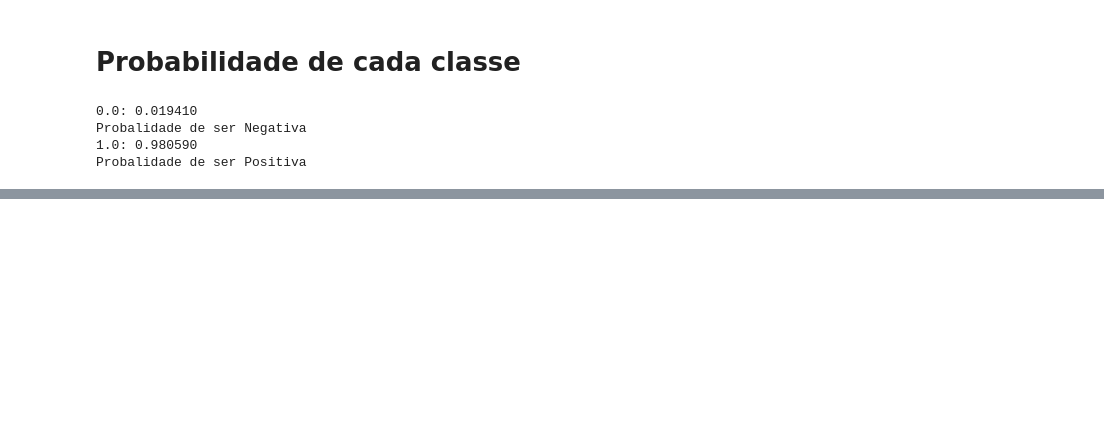
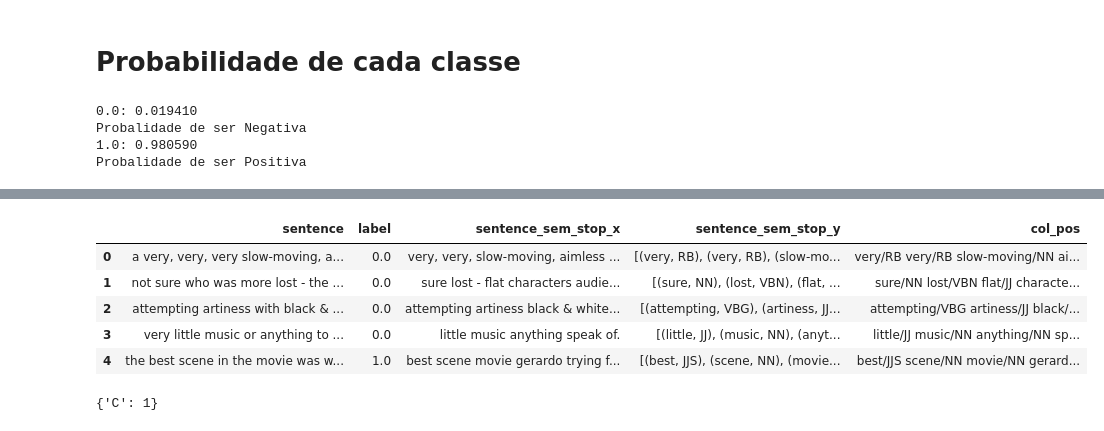
Before and after one commit to hermino/mini_curso_nlp, a Jupyter notebook: minicurso-nlp.ipynb, the cells around one changed output, grey strips where cells are left out. Saved outputs shown, nothing was run; the diff lists cells and outputs as text; code cells hidden in the pictures; blank space fills up the shorter version.

```diff
--- a/minicurso-nlp.ipynb
+++ b/minicurso-nlp.ipynb
@@ -437,0 +579,9 @@ Probalidade de ser Positiva
+# %%
+imdb['sentence'] = imdb['sentence'].map(lambda x: x.lower())
+
+#Criamos uma nova coluna e utilizamos a instancia do StopWords criada durante o tratamento da Amazon
+
+imdb['sentence_sem_stop'] = imdb['sentence'].apply(lambda x: ' '.join(p for p in x.split() if p not in
+                                                                     stopwordsNltk))
+
+imdb.head()
@@ -437,0 +595,3 @@ Probalidade de ser Positiva
+# %%
+def num_pos(frase_sem_stop):
+    return TextBlob(frase_sem_stop).tags
@@ -437,0 +607,19 @@ Probalidade de ser Positiva
+# %%
+sub_a = imdb['sentence_sem_stop'].apply(num_pos)
+df_1 = pd.DataFrame(sub_a)
+# %%
+# Criando a nova coluna, cada linha em uma string,
+
+# Onde cada palavra será unida com a sua pos correpondene e um único espaço irá separar as palavras.
+
+df_1['col_pos'] = df_1['sentence_sem_stop'].map(lambda x:" ".join(["/".join(x) for x in x]))
+# %%
+imdb = pd.merge(imdb, df_1, left_index = True, right_index = True,)
+imdb.head()
+# %% [output]
+|  | sentence | label | sentence_sem_stop_x | sentence_sem_stop_y | col_pos |
+| 0 | a very, very, very slow-moving, a... | 0.0 | very, very, slow-moving, aimless ... | [(very, RB), (very, RB), (slow-mo... | very/RB very/RB slow-moving/NN ai... |
+| 1 | not sure who was more lost - the ... | 0.0 | sure lost - flat characters audie... | [(sure, NN), (lost, VBN), (flat, ... | sure/NN lost/VBN flat/JJ characte... |
+| 2 | attempting artiness with black & ... | 0.0 | attempting artiness black & white... | [(attempting, VBG), (artiness, JJ... | attempting/VBG artiness/JJ black/... |
+| 3 | very little music or anything to ... | 0.0 | little music anything speak of. | [(little, JJ), (music, NN), (anyt... | little/JJ music/NN anything/NN sp... |
+| 4 | the best scene in the movie was w... | 1.0 | best scene movie gerardo trying f... | [(best, JJS), (scene, NN), (movie... | best/JJS scene/NN movie/NN gerard... |
@@ -437,0 +644,6 @@ Probalidade de ser Positiva
+# %%
+# Deixamos o K folds com 5 partições
+
+selecao_params(X_train_Tfidf, y_train, 5)
+# %% [output]
+{'C': 1}
```
Also changed, not shown: parts of 43 cells of this notebook, 2 other files.
